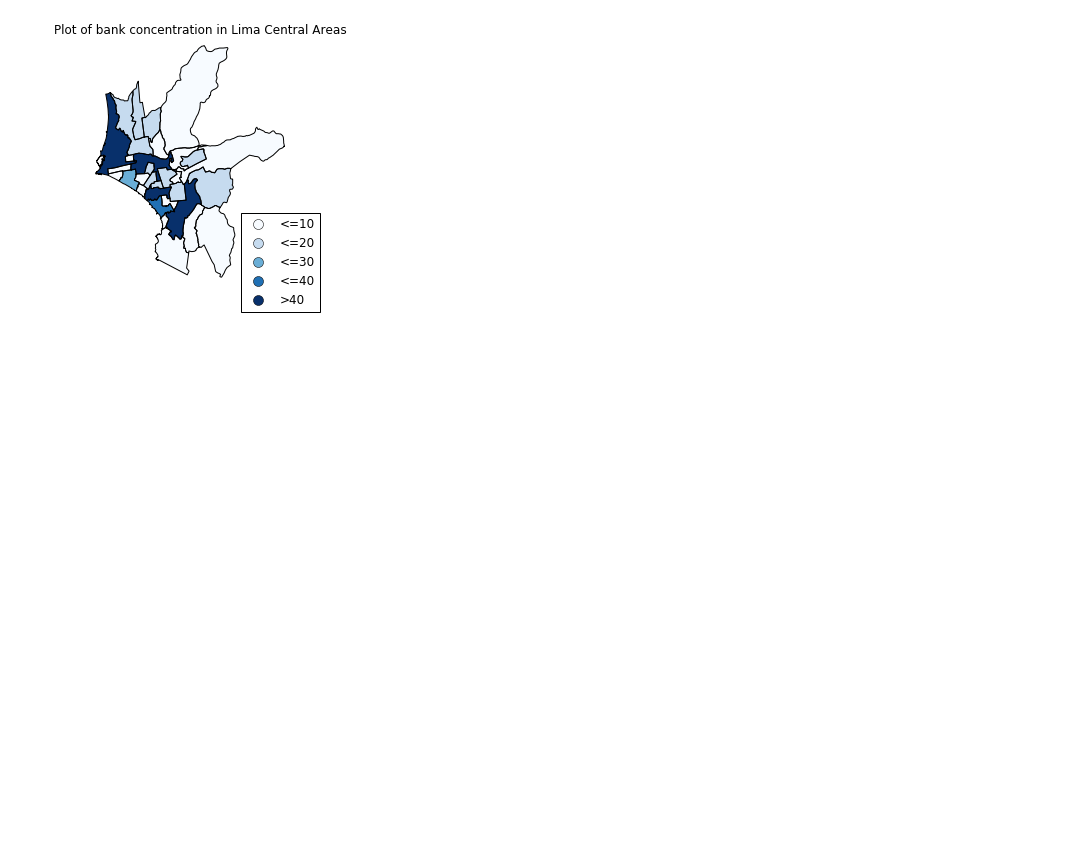
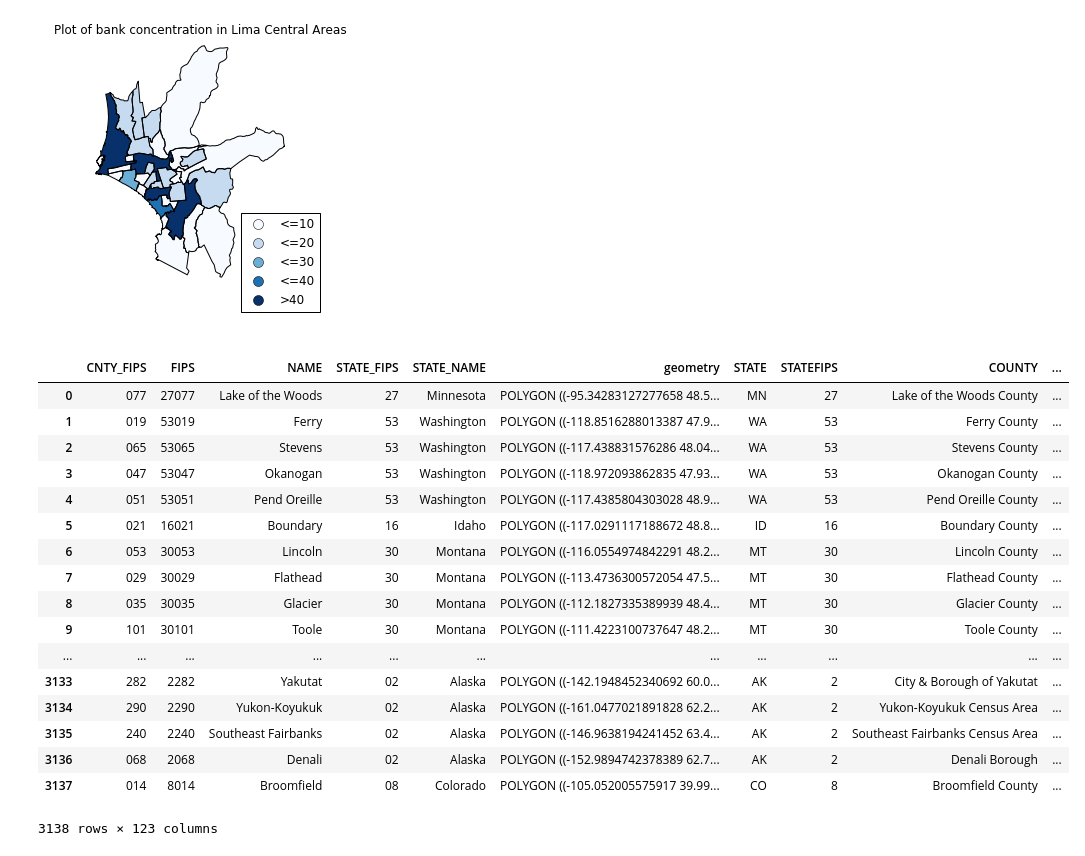
Before and after one commit to jlcoto/visualizations, a Jupyter notebook: mapping/Plotting_GeoPandas.ipynb, the cells around one changed output. Drawn from its saved outputs; the diff is of its cells as text; code cells hidden in the pictures; blank space fills up the shorter version.

```diff
--- a/mapping/Plotting_GeoPandas.ipynb
+++ b/mapping/Plotting_GeoPandas.ipynb
@@ -87,3 +88,29 @@ ax.set_xlim(ax.get_xlim()[0], -76.70)
 # %% [output]
 (-77.200000000000003, -76.7)
 [figure]
+# %%
+us_data = pd.read_csv('usco2010.csv')
+# %%
+counties = gp.read_file('UScounties.shp')
+counties["FIPS"] = counties["FIPS"].astype(int)
+# %%
+pd.merge(counties, us_data, on="FIPS")
+# %% [output]
+|  | CNTY_FIPS | FIPS | NAME | STATE_FIPS | STATE_NAME | geometry | STATE | STATEFIPS | COUNTY | ... |
+| 0 | 077 | 27077 | Lake of the Woods | 27 | Minnesota | POLYGON ((-95.34283127277658 48.5... | MN | 27 | Lake of the Woods County | ... |
+| 1 | 019 | 53019 | Ferry | 53 | Washington | POLYGON ((-118.8516288013387 47.9... | WA | 53 | Ferry County | ... |
+| 2 | 065 | 53065 | Stevens | 53 | Washington | POLYGON ((-117.438831576286 48.04... | WA | 53 | Stevens County | ... |
+| 3 | 047 | 53047 | Okanogan | 53 | Washington | POLYGON ((-118.972093862835 47.93... | WA | 53 | Okanogan County | ... |
+| 4 | 051 | 53051 | Pend Oreille | 53 | Washington | POLYGON ((-117.4385804303028 48.9... | WA | 53 | Pend Oreille County | ... |
+| 5 | 021 | 16021 | Boundary | 16 | Idaho | POLYGON ((-117.0291117188672 48.8... | ID | 16 | Boundary County | ... |
+| 6 | 053 | 30053 | Lincoln | 30 | Montana | POLYGON ((-116.0554974842291 48.2... | MT | 30 | Lincoln County | ... |
+| 7 | 029 | 30029 | Flathead | 30 | Montana | POLYGON ((-113.4736300572054 47.5... | MT | 30 | Flathead County | ... |
+| 8 | 035 | 30035 | Glacier | 30 | Montana | POLYGON ((-112.1827335389939 48.4... | MT | 30 | Glacier County | ... |
+| 9 | 101 | 30101 | Toole | 30 | Montana | POLYGON ((-111.4223100737647 48.2... | MT | 30 | Toole County | ... |
+| ... | ... | ... | ... | ... | ... | ... | ... | ... | ... | ... |
+| 3133 | 282 | 2282 | Yakutat | 02 | Alaska | POLYGON ((-142.1948452340692 60.0... | AK | 2 | City & Borough of Yakutat | ... |
+| 3134 | 290 | 2290 | Yukon-Koyukuk | 02 | Alaska | POLYGON ((-161.0477021891828 62.2... | AK | 2 | Yukon-Koyukuk Census Area | ... |
+| 3135 | 240 | 2240 | Southeast Fairbanks | 02 | Alaska | POLYGON ((-146.9638194241452 63.4... | AK | 2 | Southeast Fairbanks Census Area | ... |
+| 3136 | 068 | 2068 | Denali | 02 | Alaska | POLYGON ((-152.9894742378389 62.7... | AK | 2 | Denali Borough | ... |
+| 3137 | 014 | 8014 | Broomfield | 08 | Colorado | POLYGON ((-105.052005575917 39.99... | CO | 8 | Broomfield County | ... |
+3138 rows × 123 columns
```
Also changed, not shown: parts of 8 cells of this notebook, 4 other files.
